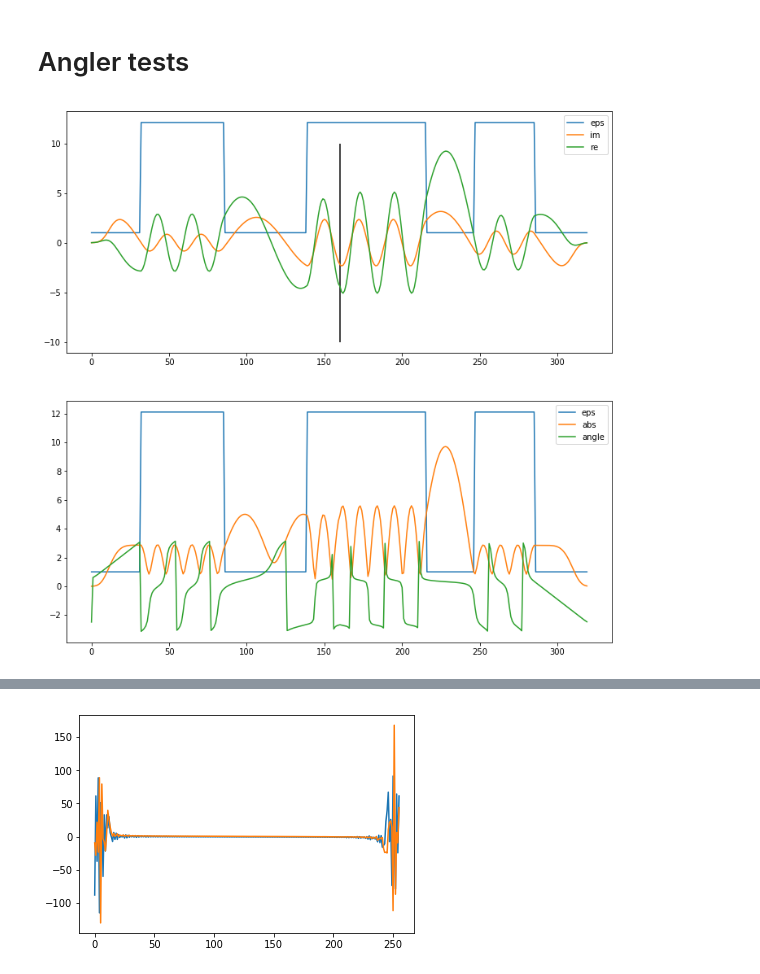
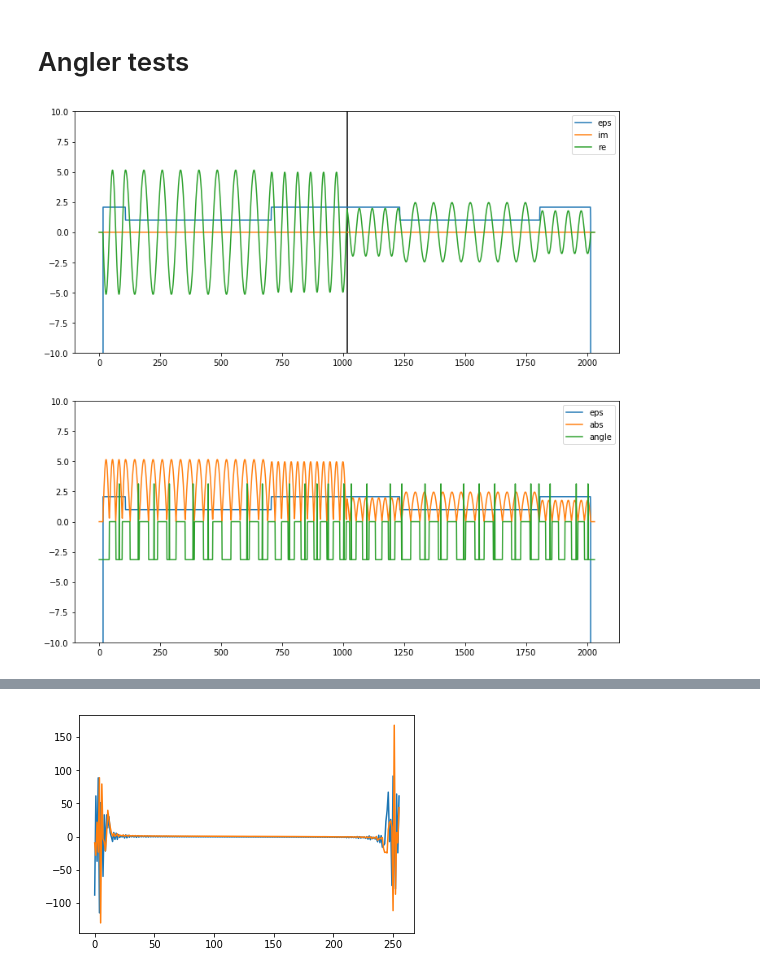
Before and after one commit to bencbartlett/neural-maxwell, a Jupyter notebook: Angler_tests.ipynb, the cells around one changed output, grey strips where cells are left out. Drawn from its saved outputs; the diff is of its cells as text; code cells hidden in the pictures.

Commit message:
added single-permittivity solver, started on layer thickness approaches

```diff
--- a/Angler_tests.ipynb
+++ b/Angler_tests.ipynb
@@ -9,9 +11,9 @@ from datasets.generators1d import *
 np.set_printoptions(precision=3)
 # %%
-DEVICE_LENGTH = 256
-CAVITY_BUFFER = 0
+DEVICE_LENGTH = 2000
+CAVITY_BUFFER = 16
 BUFFER_PERMITTIVITY = -1e10
-NPML = 32
+NPML = 0
 DL = 0.02
 L0 = 1e-6
 MODE = "Ez"
@@ -25,7 +27,7 @@ L0 = 1e-6
 PIXEL_SIZE = 0.05 * L0
 wavelength = 2 * np.pi * C / OMEGA
 # %%
-epsilons = perm_alternating_layers(s=DEVICE_LENGTH, eps1=)
+epsilons = perm_alternating_layers(s=DEVICE_LENGTH, eps1=eps_sio2)
 # epsilons = np.ones(DEVICE_LENGTH)
 # epsilons[150:] = 3
 
@@ -35,47 +37,62 @@ end = start + DEVICE_LENGTH
 
 # need to use two rows to avoid issues with fd-derivative operators
 # perms = np.ones((2, total_length), dtype=np.float64)
-perms = np.ones((1, total_length), dtype=np.float64)
+perms = np.ones(total_length, dtype=np.float64)
 
 
 # set permittivity and reflection zone
 # perms[:, :start] = BUFFER_PERMITTIVITY
-perms[:, start:end] = epsilons
+# perms[:, start:end] = epsilons
 # perms[:, end:] = BUFFER_PERMITTIVITY
 
-# perms[:start] = BUFFER_PERMITTIVITY
-# perms[start:end] = np.reshape(epsilons, (end-start, 1))
-# perms[end:] = BUFFER_PERMITTIVITY
+perms[:start] = BUFFER_PERMITTIVITY
+perms[start:end] = epsilons
+perms[end:] = BUFFER_PERMITTIVITY
 
 src_x = int(DEVICE_LENGTH / 2) + NPML + CAVITY_BUFFER
 
 sim = Simulation(OMEGA, perms, DL, [0, NPML], MODE, L0=L0)
 
-sim.src[:, src_x] = 1j
-# sim.src[src_x + NPML + CAVITY_BUFFER, :] = 1j
-
+# sim.src[:, src_x] = 1j
+sim.src[src_x] = 1j
 
 clip0 = NPML + CAVITY_BUFFER
 clip1 = -(NPML + CAVITY_BUFFER)
 
 Hx, Hy, Ez = sim.solve_fields()
 # perms = perms[:, clip0:clip1]
 # Hx = Hx[:, clip0:clip1]
 # Hy = Hy[:, clip0:clip1]
 # Ez = Ez[:, clip0:clip1]
 
 fix, ax = plt.subplots(2,1, figsize = (12,12))
-ax[0].plot(perms[0], label="eps")
-ax[0].plot(np.imag(Ez[0]), label="im")
-ax[0].plot(np.real(Ez[0]), label="re")
+ax[0].plot(perms, label="eps")
+ax[0].plot(np.imag(Ez), label="im")
+ax[0].plot(np.real(Ez), label="re")
 ax[0].vlines(src_x, -10,10)
+ax[0].set_ylim([-10,10])
 ax[0].legend()
 
-ax[1].plot(perms[0], label="eps")
-ax[1].plot(np.abs(Ez[0]), label="abs")
-# ax[1].plot(np.angle(Ez[0])+DL*np.abs(np.arange(-total_length//2, total_length//2)), label="angle")
-ax[1].plot(np.angle(Ez[0]), label="angle")
+ax[1].plot(perms, label="eps")
+ax[1].plot(np.abs(Ez), label="abs")
+ax[1].plot(np.angle(Ez), label="angle")
 ax[1].legend()
+ax[1].set_ylim([-10,10])
 plt.show()
+
+
+# fix, ax = plt.subplots(2,1, figsize = (12,12))
+# ax[0].plot(perms[0], label="eps")
+# ax[0].plot(np.imag(Ez[0]), label="im")
+# ax[0].plot(np.real(Ez[0]), label="re")
+# ax[0].vlines(src_x, -10,10)
+# ax[0].legend()
+
+# ax[1].plot(perms[0], label="eps")
+# ax[1].plot(np.abs(Ez[0]), label="abs")
+# # ax[1].plot(np.angle(Ez[0])+DL*np.abs(np.arange(-total_length//2, total_length//2)), label="angle")
+# ax[1].plot(np.angle(Ez[0]), label="angle")
+# ax[1].legend()
+# plt.show()
 # %% [output]
-[figure, old version]
+[figure, new version]
```
Also changed, not shown: parts of 7 cells of this notebook, 5 other files.
